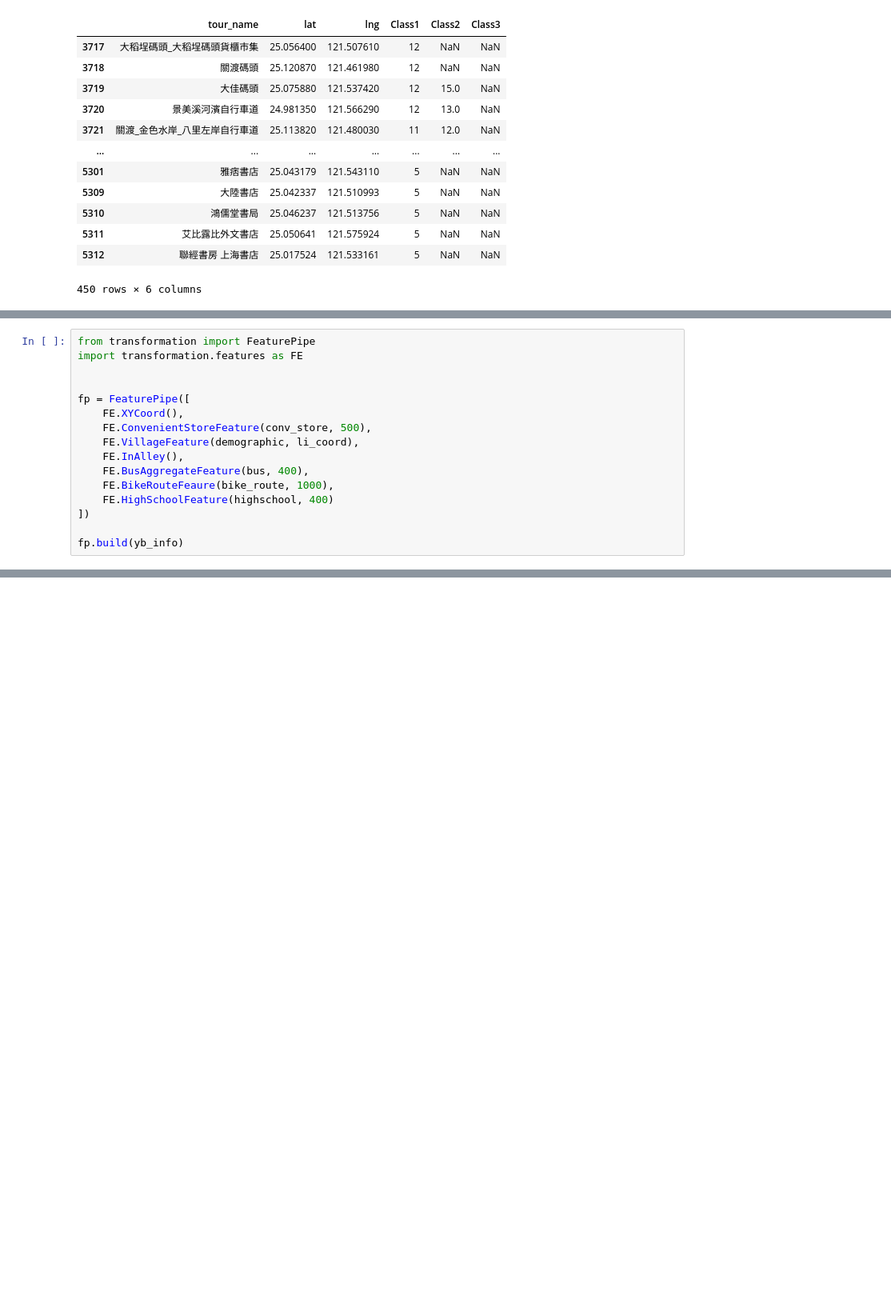
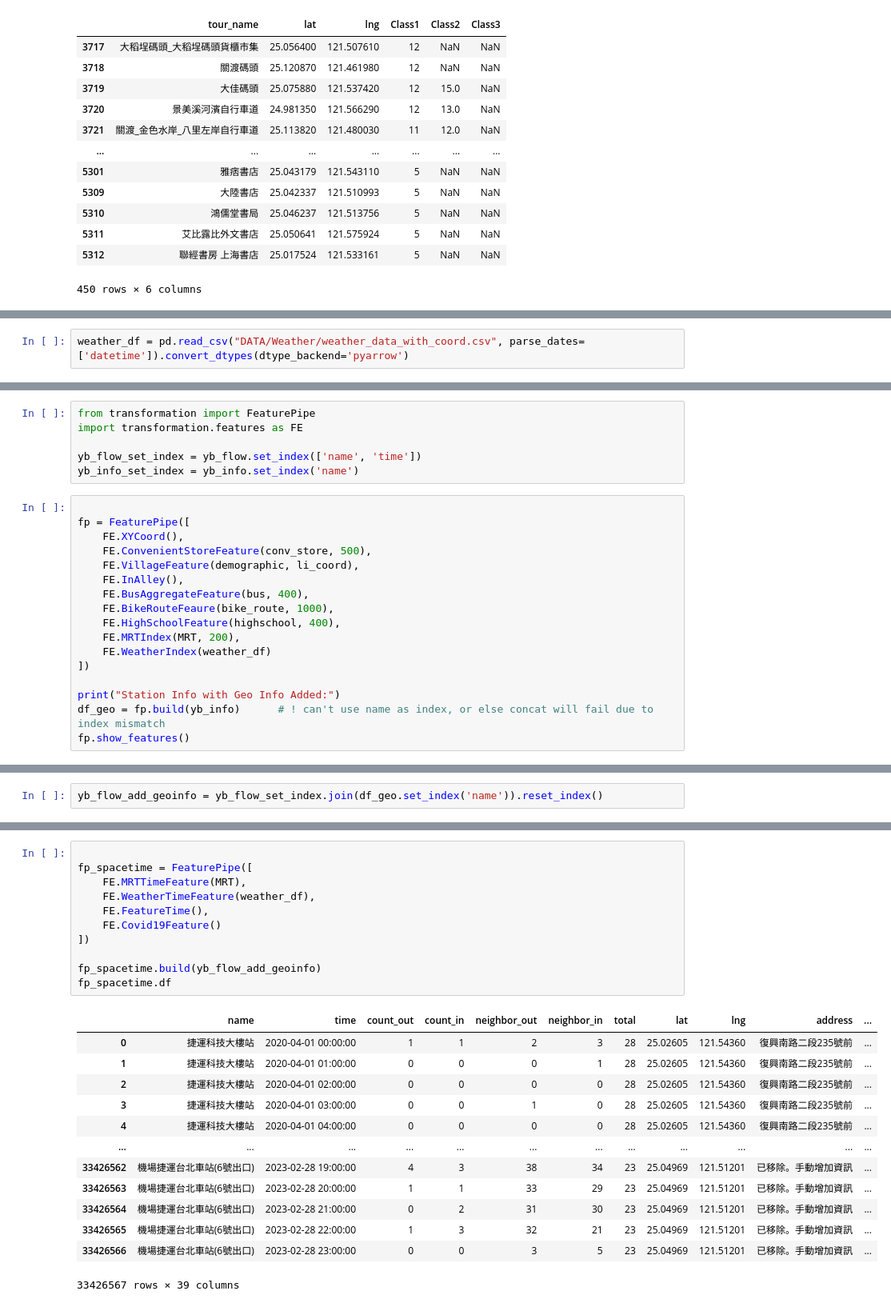
Before and after one commit to teddy21019/YoubikeUsagePrediction, a Jupyter notebook: project/data_view.ipynb, the cells around one changed output, grey strips where cells are left out. Shown at 80% size. Cells and saved outputs as stored; diff of their text form; blank space fills up the shorter version.

Commit message:
Finish pipeline transform

```diff
--- a/project/data_view.ipynb
+++ b/project/data_view.ipynb
@@ -210,0 +267,2 @@ tourist_spot
+# %%
+weather_df = pd.read_csv("DATA/Weather/weather_data_with_coord.csv", parse_dates=['datetime']).convert_dtypes(dtype_backend='pyarrow')
@@ -211,7 +292,10 @@ tourist_spot
+# %%
+from transformation import FeaturePipe
+import transformation.features as FE
+
+yb_flow_set_index = yb_flow.set_index(['name', 'time'])
+yb_info_set_index = yb_info.set_index('name')
 # %%
-from transformation import FeaturePipe
-import transformation.features as FE
-
 
 fp = FeaturePipe([
     FE.XYCoord(),
@@ -220,8 +304,12 @@ fp = FeaturePipe([
     FE.InAlley(),
     FE.BusAggregateFeature(bus, 400),
     FE.BikeRouteFeaure(bike_route, 1000),
-    FE.HighSchoolFeature(highschool, 400)
+    FE.HighSchoolFeature(highschool, 400),
+    FE.MRTIndex(MRT, 200),
+    FE.WeatherIndex(weather_df)
 ])
 
-fp.build(yb_info)
+print("Station Info with Geo Info Added:")
+df_geo = fp.build(yb_info)      # ! can't use name as index, or else concat will fail due to index mismatch
+fp.show_features()
 # %% [output]
@@ -240,0 +343,2 @@ fp.build(yb_info)
+# %%
+yb_flow_add_geoinfo = yb_flow_set_index.join(df_geo.set_index('name')).reset_index()
@@ -241 +347,26 @@ fp.build(yb_info)
+# %%
+
+fp_spacetime = FeaturePipe([
+    FE.MRTTimeFeature(MRT),
+    FE.WeatherTimeFeature(weather_df),
+    FE.FeatureTime(),
+    FE.Covid19Feature()
+])
+
+fp_spacetime.build(yb_flow_add_geoinfo)
+fp_spacetime.df
+# %% [output]
+|  | name | time | count_out | count_in | neighbor_out | neighbor_in | total | lat | lng | address | ... |
+| 0 | 捷運科技大樓站 | 2020-04-01 00:00:00 | 1 | 1 | 2 | 3 | 28 | 25.02605 | 121.54360 | 復興南路二段235號前 | ... |
+| 1 | 捷運科技大樓站 | 2020-04-01 01:00:00 | 0 | 0 | 0 | 1 | 28 | 25.02605 | 121.54360 | 復興南路二段235號前 | ... |
+| 2 | 捷運科技大樓站 | 2020-04-01 02:00:00 | 0 | 0 | 0 | 0 | 28 | 25.02605 | 121.54360 | 復興南路二段235號前 | ... |
+| 3 | 捷運科技大樓站 | 2020-04-01 03:00:00 | 0 | 0 | 1 | 0 | 28 | 25.02605 | 121.54360 | 復興南路二段235號前 | ... |
+| 4 | 捷運科技大樓站 | 2020-04-01 04:00:00 | 0 | 0 | 0 | 0 | 28 | 25.02605 | 121.54360 | 復興南路二段235號前 | ... |
+| ... | ... | ... | ... | ... | ... | ... | ... | ... | ... | ... | ... |
+| 33426562 | 機場捷運台北車站(6號出口) | 2023-02-28 19:00:00 | 4 | 3 | 38 | 34 | 23 | 25.04969 | 121.51201 | 已移除。手動增加資訊 | ... |
+| 33426563 | 機場捷運台北車站(6號出口) | 2023-02-28 20:00:00 | 1 | 1 | 33 | 29 | 23 | 25.04969 | 121.51201 | 已移除。手動增加資訊 | ... |
+| 33426564 | 機場捷運台北車站(6號出口) | 2023-02-28 21:00:00 | 0 | 2 | 31 | 30 | 23 | 25.04969 | 121.51201 | 已移除。手動增加資訊 | ... |
+| 33426565 | 機場捷運台北車站(6號出口) | 2023-02-28 22:00:00 | 1 | 3 | 32 | 21 | 23 | 25.04969 | 121.51201 | 已移除。手動增加資訊 | ... |
+| 33426566 | 機場捷運台北車站(6號出口) | 2023-02-28 23:00:00 | 0 | 0 | 3 | 5 | 23 | 25.04969 | 121.51201 | 已移除。手動增加資訊 | ... |
+33426567 rows × 39 columns
 # %%
```
Also changed, not shown: parts of 36 cells of this notebook.
